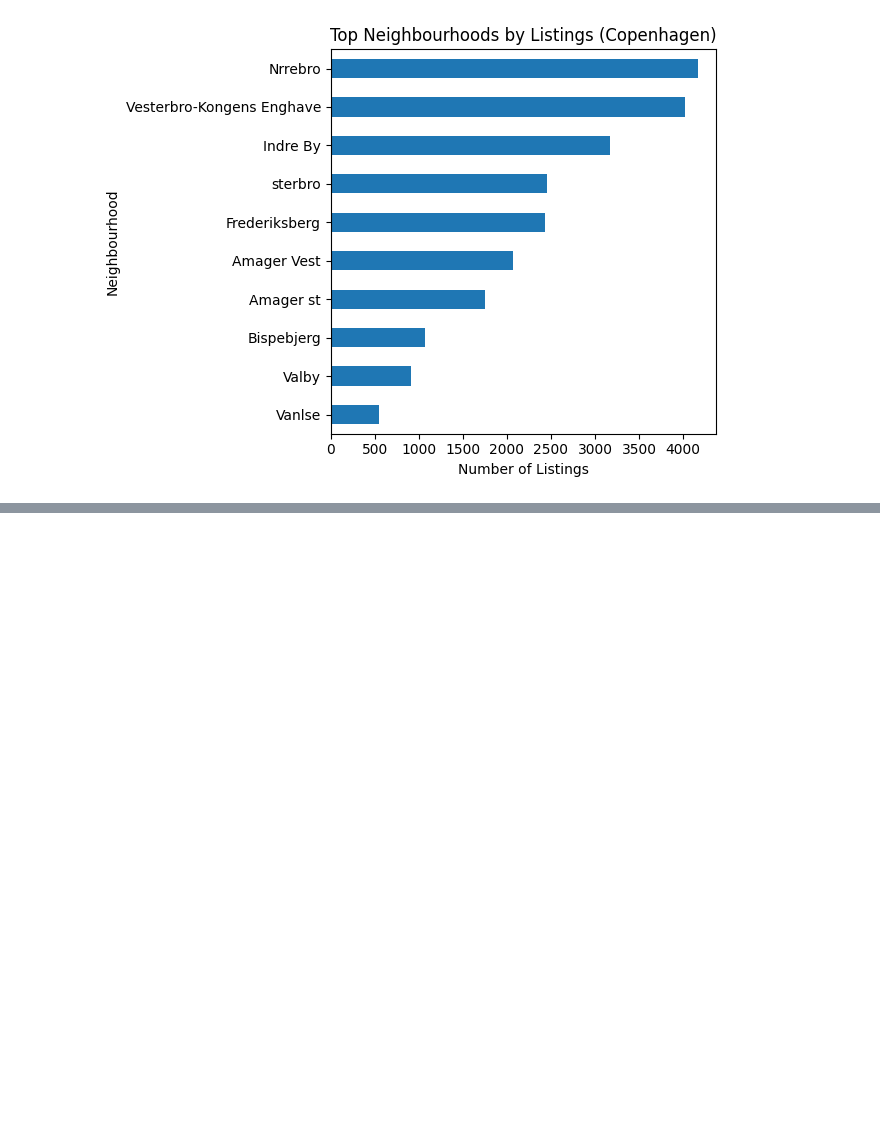
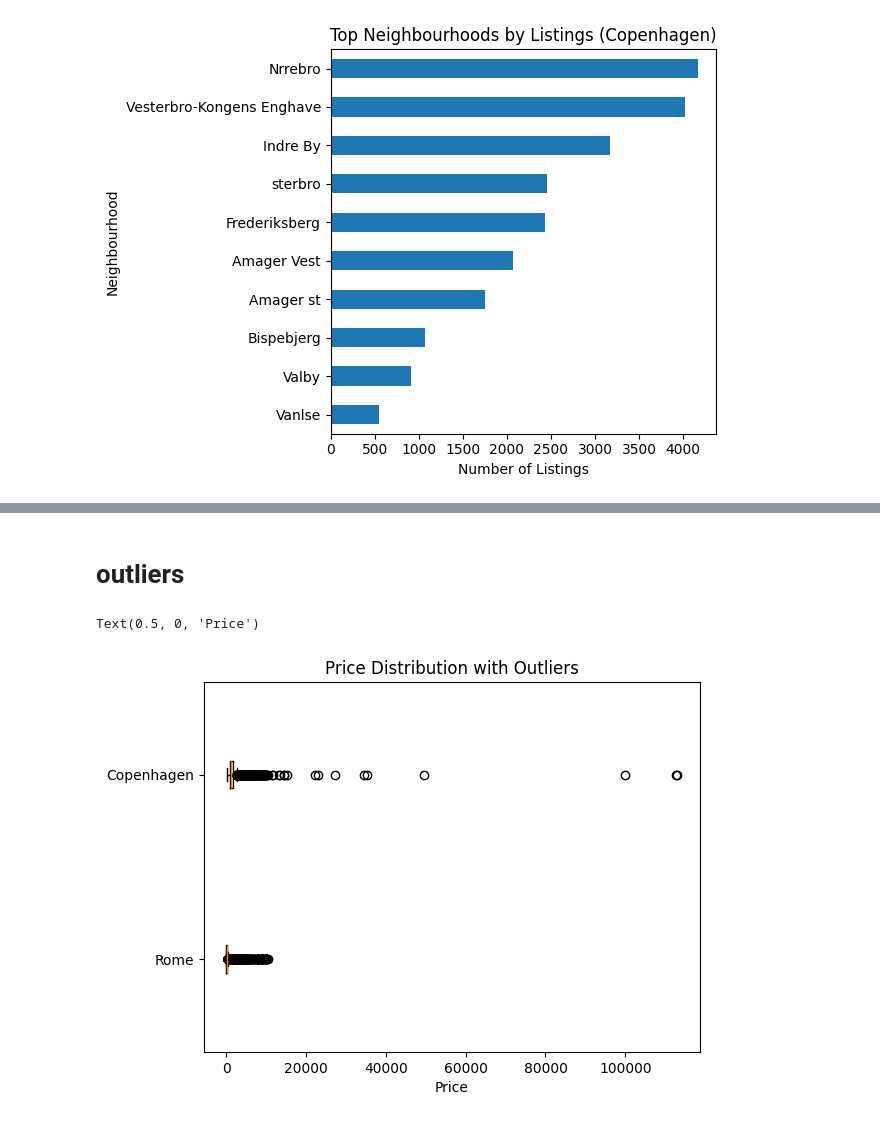
Before and after one commit to andreamammano89-maker/DataVisualisationPW_MESA, a Jupyter notebook: projectdv.ipynb, the cells around one changed output, grey strips where cells are left out. Saved outputs shown, nothing was run; the diff lists cells and outputs as text; code cells hidden in the pictures; blank space fills up the shorter version.

```diff
--- a/projectdv.ipynb
+++ b/projectdv.ipynb
@@ -295,6 +314,3 @@ plt.legend()
 [figure]
 # %% [markdown]
 # distributions
-# %%
-df_rome["price"] = df_rome["price"].replace(r'[\$,]', '', regex=True).astype(float)
-df_cop["price"] = df_cop["price"].replace(r'[\$,]', '', regex=True).astype(float)
@@ -400,0 +495,19 @@ plt.tight_layout()
+# %%
+df_rome = df_rome.dropna(subset=["price"])
+df_cop = df_cop.dropna(subset=["price"])
+# %% [markdown]
+# outliers
+# %%
+plt.figure()
+
+plt.boxplot(
+    [df_rome["price"], df_cop["price"]],
+    labels=["Rome", "Copenhagen"],
+    vert=False
+)
+
+plt.title("Price Distribution with Outliers")
+plt.xlabel("Price")
+# %% [output]
+Text(0.5, 0, 'Price')
+[figure, added]
```
Also changed, not shown: parts of 20 cells of this notebook.
